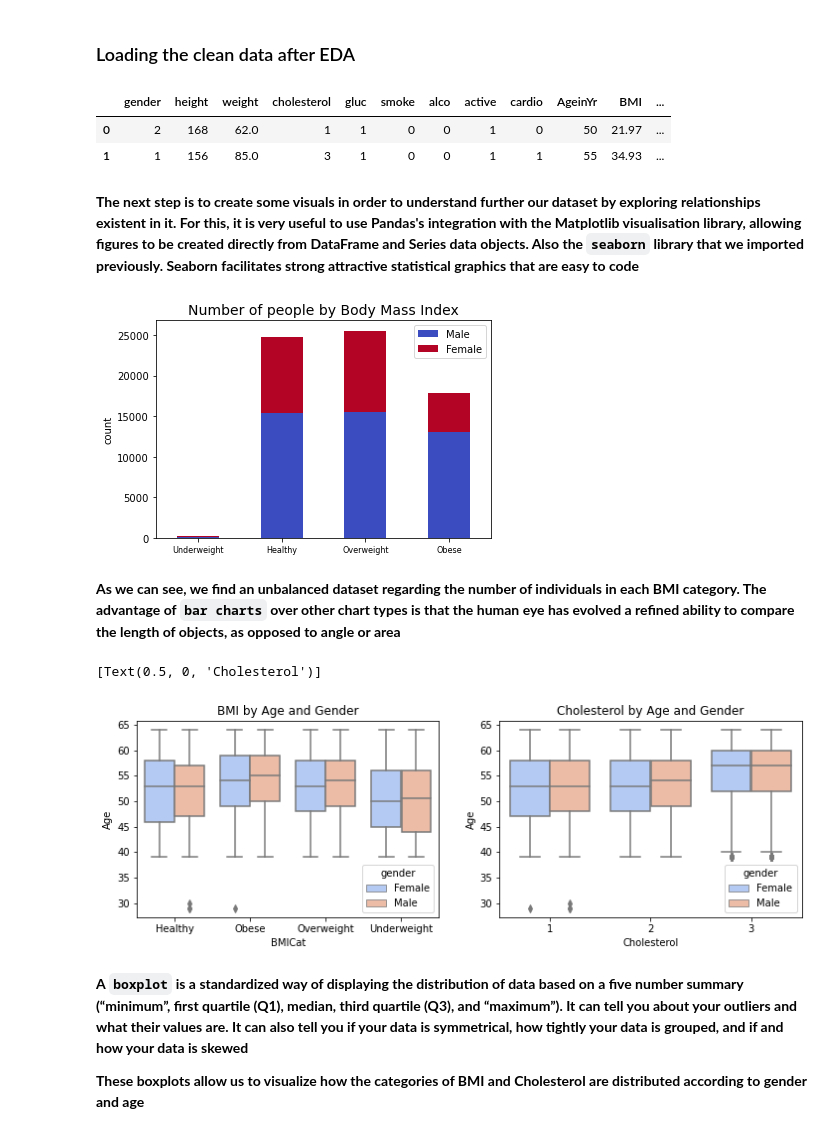
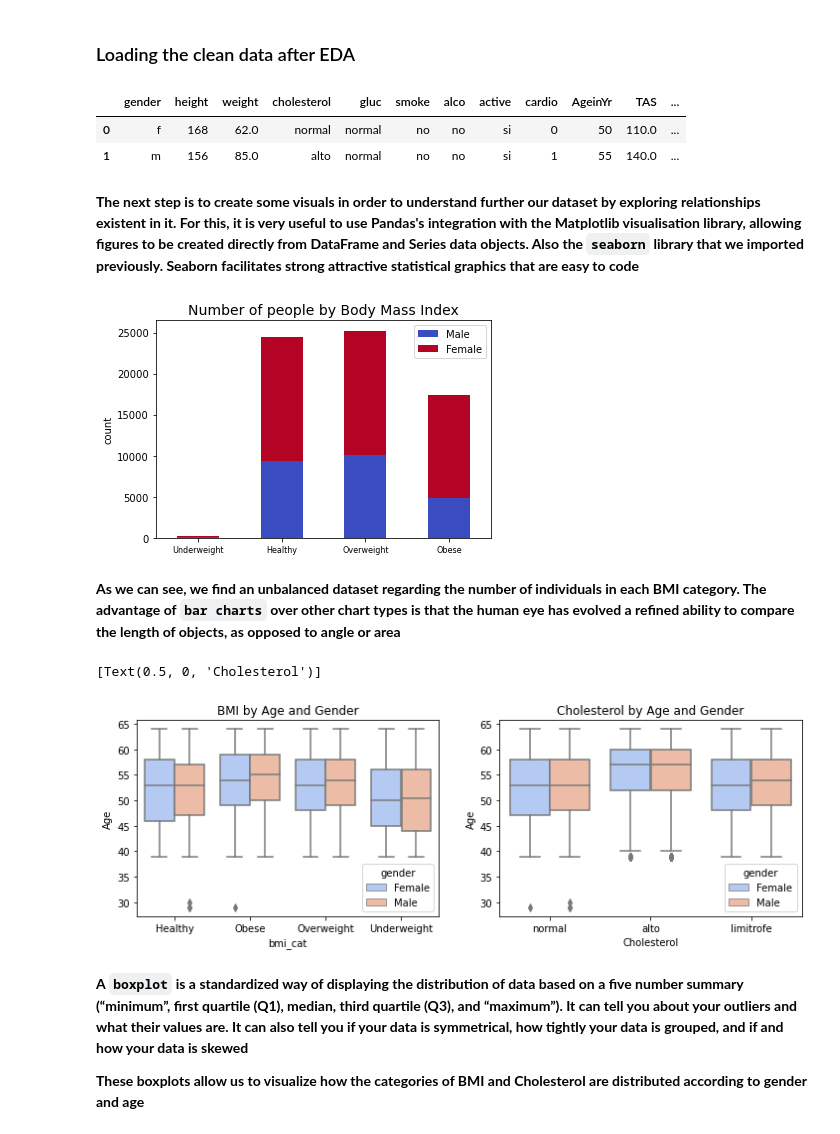
Before and after one commit to Garcia-Gonzalo/risk_factors, a Jupyter notebook: scripts/visualizaciones_final.ipynb, the cells around one changed output. Drawn from its saved outputs; the diff is of its cells as text; code cells hidden in the pictures.

```diff
--- a/scripts/visualizaciones_final.ipynb
+++ b/scripts/visualizaciones_final.ipynb
@@ -29,30 +11,30 @@ Note: you may need to restart the kernel to use updated packages.
 # %% [markdown]
 ### Loading the clean data after EDA
 # %%
-data = pd.read_csv('../data/data_limpia.csv', index_col= None)
+data = pd.read_csv('../data/data_clean.csv', index_col= None)
 # %%
 data.head(2)
 # %% [output]
-|  | gender | height | weight | cholesterol | gluc | smoke | alco | active | cardio | AgeinYr | BMI | ... |
-| 0 | 2 | 168 | 62.0 | 1 | 1 | 0 | 0 | 1 | 0 | 50 | 21.97 | ... |
-| 1 | 1 | 156 | 85.0 | 3 | 1 | 0 | 0 | 1 | 1 | 55 | 34.93 | ... |
+|  | gender | height | weight | cholesterol | gluc | smoke | alco | active | cardio | AgeinYr | TAS | ... |
+| 0 | f | 168 | 62.0 | normal | normal | no | no | si | 0 | 50 | 110.0 | ... |
+| 1 | m | 156 | 85.0 | alto | normal | no | no | si | 1 | 55 | 140.0 | ... |
 # %% [markdown]
 **The next step is to create some visuals in order to understand further our dataset by exploring relationships existent in it. For this, it is very useful to use  Pandas's integration with the Matplotlib visualisation library, allowing figures to be created directly from DataFrame and Series data objects. Also the `seaborn` library that we imported previously. Seaborn facilitates strong attractive statistical graphics that are easy to code**
 # %%
-data['BMICat'] = data['BMICat'].replace({'Bajo peso': 'Underweight', 'Obesidad': 'Obese', 'Peso normal': 'Healthy', 'Sobrepeso': 'Overweight'})
-data_BMI = data.groupby(['BMICat', 'gender']).size().reset_index().pivot(columns='gender', index='BMICat', values=0)
+data['bmi_cat'] = data['bmi_cat'].replace({'Bajo peso': 'Underweight', 'Obesidad': 'Obese', 'Peso normal': 'Healthy', 'Sobrepeso': 'Overweight'})
+data_BMI = data.groupby(['bmi_cat', 'gender']).size().reset_index().pivot(columns='gender', index='bmi_cat', values=0)
 
 data_BMI.reindex(["Underweight", "Healthy", "Overweight", "Obese"]).plot(kind="bar", stacked=True, colormap='coolwarm')
 plt.title("Number of people by Body Mass Index",  fontsize=14)
 plt.ylabel("count")
 plt.xlabel(None)
 plt.legend(["Male", "Female"])
 
 
 plt.xticks(fontsize = 8, rotation = 0)
 plt.show()
 # %% [output]
-[figure, old version]
+[figure, new version]
 # %% [markdown]
 **As we can see, we find an unbalanced dataset regarding the number of individuals in each BMI category. The advantage of `bar charts` over other chart types is that the human eye has evolved a refined ability to compare the length of objects, as opposed to angle or area**
 # %%
@@ -62,9 +44,9 @@ plt.show()
 fig = plt.figure(figsize=(12, 8))
 sub1 = plt.subplot(2, 2, 1)
 
-data['gender'] = data['gender'].replace({1: 'Male',  2: 'Female'})
+data['gender'] = data['gender'].replace({'m': 'Male',  'f': 'Female'})
 
-ax1 = sns.boxplot(x="BMICat", y="AgeinYr", data=data, hue = 'gender', palette = "coolwarm")
+ax1 = sns.boxplot(x="bmi_cat", y="AgeinYr", data=data, hue = 'gender', palette = "coolwarm")
 plt.title("BMI by Age and Gender")
 ax1.set(ylabel="Age")
 
@@ -76,7 +58,7 @@ ax3.set(ylabel="Age")
 ax3.set(xlabel="Cholesterol")
 # %% [output]
 [Text(0.5, 0, 'Cholesterol')]
-[figure, old version]
+[figure, new version]
 # %% [markdown]
 **A `boxplot` is a standardized way of displaying the distribution of data based on a five number summary (“minimum”, first quartile (Q1), median, third quartile (Q3), and “maximum”). It can tell you about your outliers and what their values are. It can also tell you if your data is symmetrical, how tightly your data is grouped, and if and how your data is skewed**
 
```
Also changed, not shown: parts of 10 cells of this notebook.
